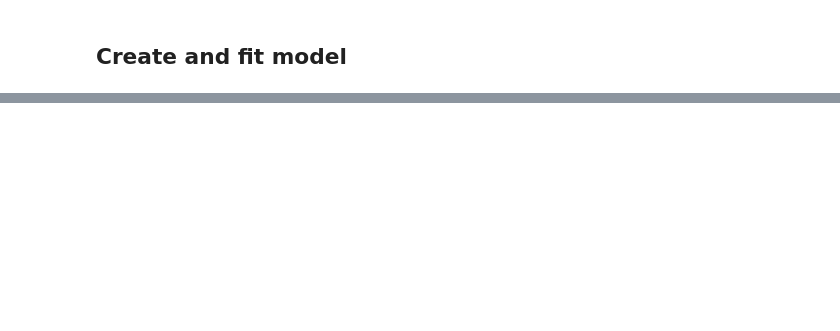
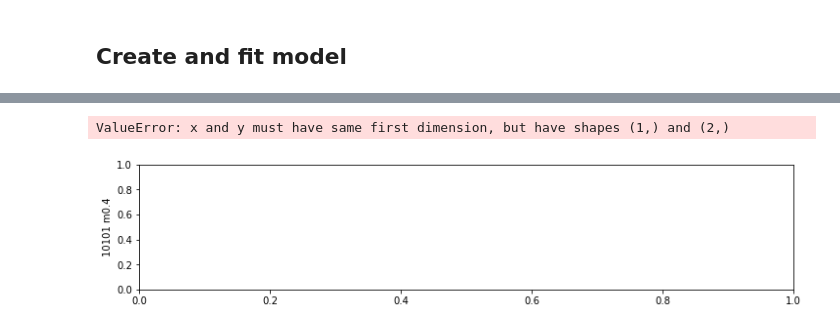
Before and after one commit to RelaxZhang/Data-Science-Project, a Jupyter notebook: Code/LSTM-age_cohort_columns.ipynb, the cells around one changed output, grey strips where cells are left out. Saved outputs shown, nothing was run; the diff lists cells and outputs as text; code cells hidden in the pictures; blank space fills up the shorter version.

Commit message:
with predictions

```diff
--- a/Code/LSTM-age_cohort_columns.ipynb
+++ b/Code/LSTM-age_cohort_columns.ipynb
@@ -77,4 +77,11 @@ def make_dataset(df, input_width, label_width, shift):
 # %%
 def compile_and_fit(model, epochs, input_optimizer='adam', input_loss='mse'):
     model.compile(optimizer=input_optimizer, loss=input_loss)
-    model.fit(train_ds, epochs=epochs, validation_data=val_ds)
+    history = model.fit(train_ds, epochs=epochs, validation_data=val_ds)
+
+    return history
+# %%
+def col_dict(np_df):
+    return_dict = {col:index for index, col in enumerate(np_df.columns)}
+
+    return return_dict
@@ -125,9 +195,9 @@ train_df.head()
 ## Create tf datasets
 # %%
 #Parameters
-input_width = 5 #data used in prediction
+input_width = 2 #data used in prediction
 label_width = 1 #points to predict
-shift = 5 #how many years away is the last point to predict
+shift = 1 #how many years away is the last point to predict
 #
 
 
@@ -135,3 +205,5 @@ shift = 5 #how many years away is the last point to predict
 train_ds = make_dataset(train_df, input_width, label_width, shift)
 val_ds = make_dataset(val_df, input_width, label_width, shift)
 test_ds = make_dataset(test_df, input_width, label_width, shift)
+
+num_cols = next(iter(train_ds))[0].shape[2]
@@ -158,11 +211,12 @@ array([[[2107., 2335., 2029., ...,  439.,  190.,  103.]],
 ## Create and fit model
 # %%
 #Parameters
-num_epochs = 20
+num_epochs = 10
 
 model = tf.keras.models.Sequential()
-model.add(tf.keras.layers.LSTM(50, return_sequences=False))
-model.add(tf.keras.layers.Dense(1))
+model.add(tf.keras.layers.LSTM(50, activation='relu', return_sequences=False))
+model.add(tf.keras.layers.Dense(label_width * num_cols))
+model.add(tf.keras.layers.Reshape([label_width,num_cols]))
 #
 
 
@@ -192,0 +326,5 @@ TypeError: predict() missing 1 required positional argument: 'x'
+# %%
+plot(train_df, train_ds, input_width=1, label_width=1, shift=1, model=model, plot_col='10101 m0.4', max_subplots=3)
+# %% [output]
+ValueError: x and y must have same first dimension, but have shapes (1,) and (2,)
+[figure, added]
```
Also changed, not shown: parts of 14 cells of this notebook.
